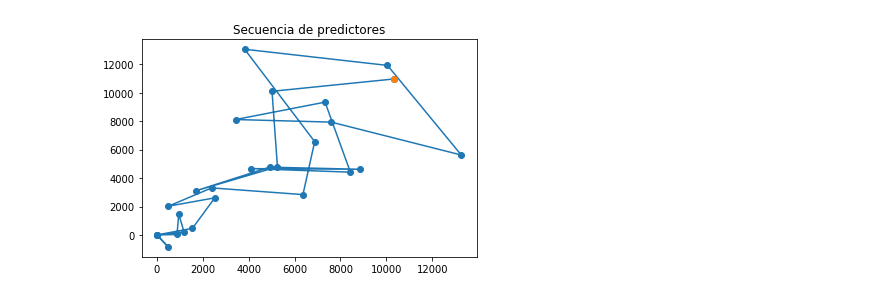
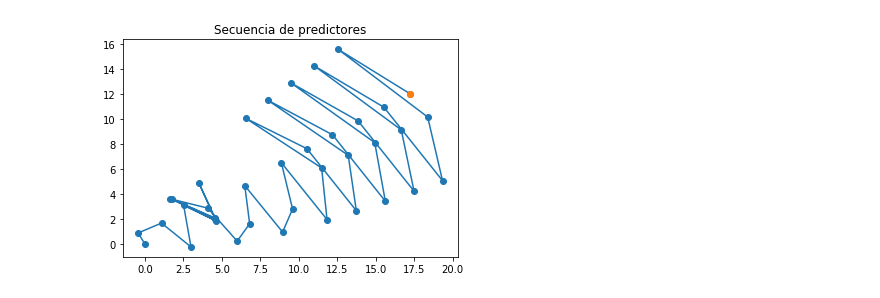
Before and after one commit to EstuarDiaz/MachineLearning, a Jupyter notebook: Perceptron.ipynb, the cells around one changed output. Saved outputs shown, nothing was run; the diff lists cells and outputs as text; code cells hidden in the pictures.

```diff
--- a/Perceptron.ipynb
+++ b/Perceptron.ipynb
@@ -64,12 +104,17 @@ S = getSample(100,d,w)
 # %%
+# Graficar secuencia de predictores
 x = []
 y = []
 for w in registro:
-    x.append(w[0]*w[1])
-    y.append(w[0]*w[2])
+    r = np.sqrt(w[1]**2 + w[2]**2)
+    if r == 0:
+        r = 1
+    x.append(w[0]*w[1]/r)
+    y.append(w[0]*w[2]/r)
+w = registro[-1]
 plt.plot(x, y,'-o')
 plt.plot(x[-1], y[-1],'o')
 plt.title('Secuencia de predictores')
 plt.show()
 # %% [output]
-[figure, old version]
+[figure, new version]
```
Also changed, not shown: parts of 9 cells of this notebook.
